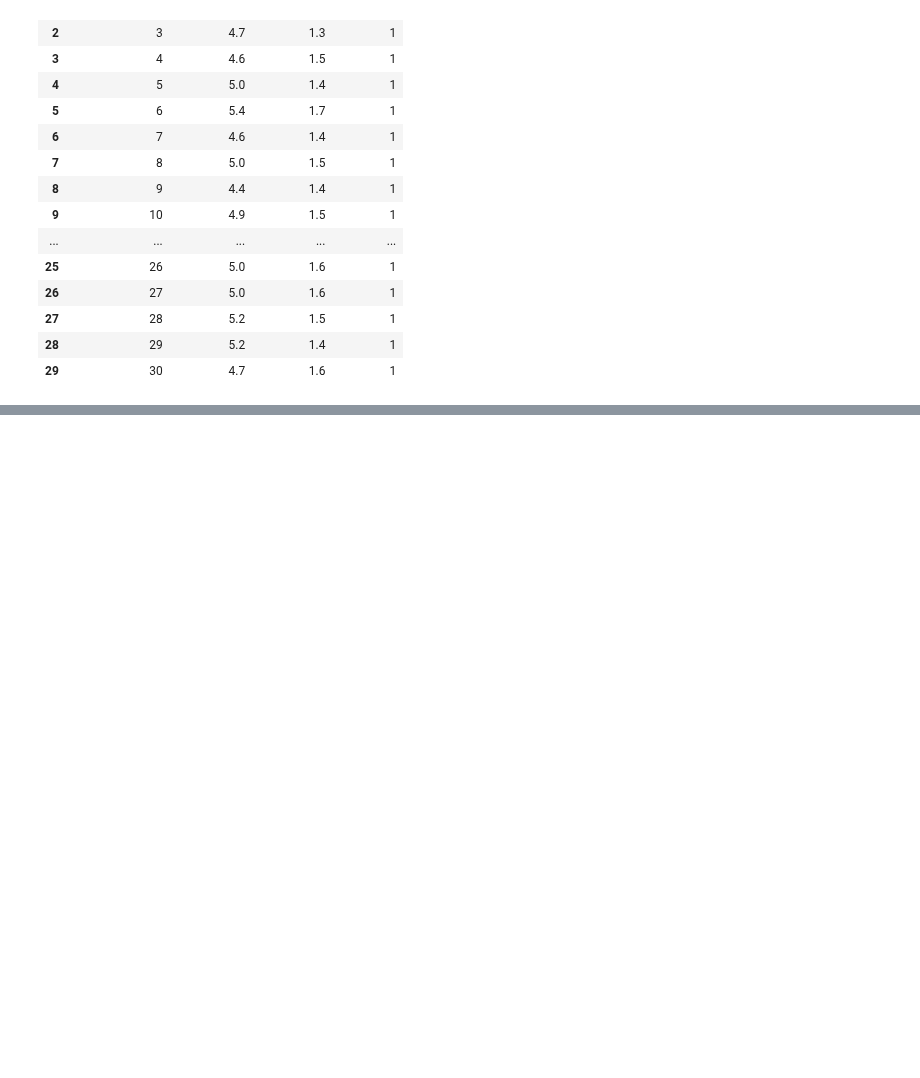
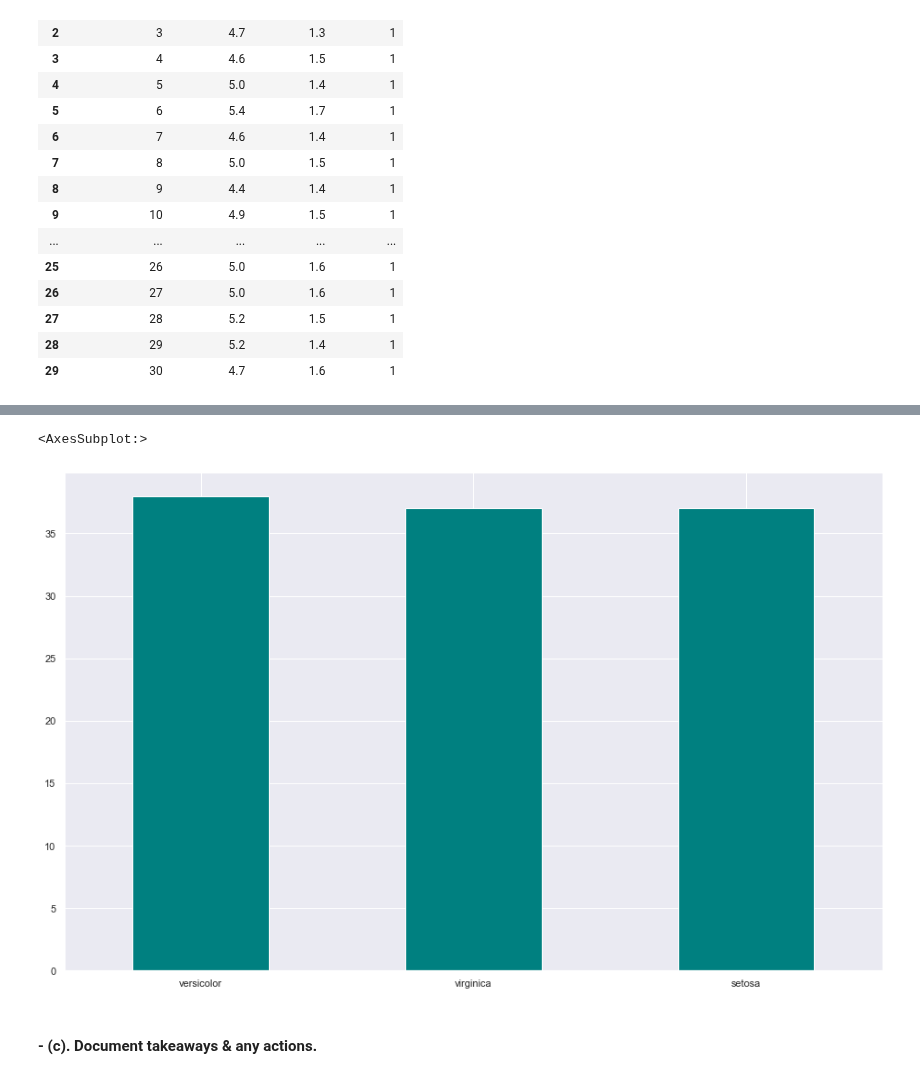
Before and after one commit to stephenkipkurui/regression-exercises, a Jupyter notebook: classification_exercises.ipynb, the cells around one changed output, grey strips where cells are left out. Cells and saved outputs as stored; diff of their text form; code cells hidden in the pictures; blank space fills up the shorter version.

```diff
--- a/classification_exercises.ipynb
+++ b/classification_exercises.ipynb
@@ -1180,0 +1304,9 @@ cakes.sort_values(by =['recipe','position','oven_temp']).tail(1)
+# %%
+# Frequency of categorical cata (Species)
+
+species.plot.bar(x = 'species_name', color = 'teal', rot = 0)
+# %% [output]
+<AxesSubplot:>
+[figure, added]
+# %% [markdown]
+#### -  (c).   Document takeaways & any actions.
```
Also changed, not shown: parts of 133 cells of this notebook.
